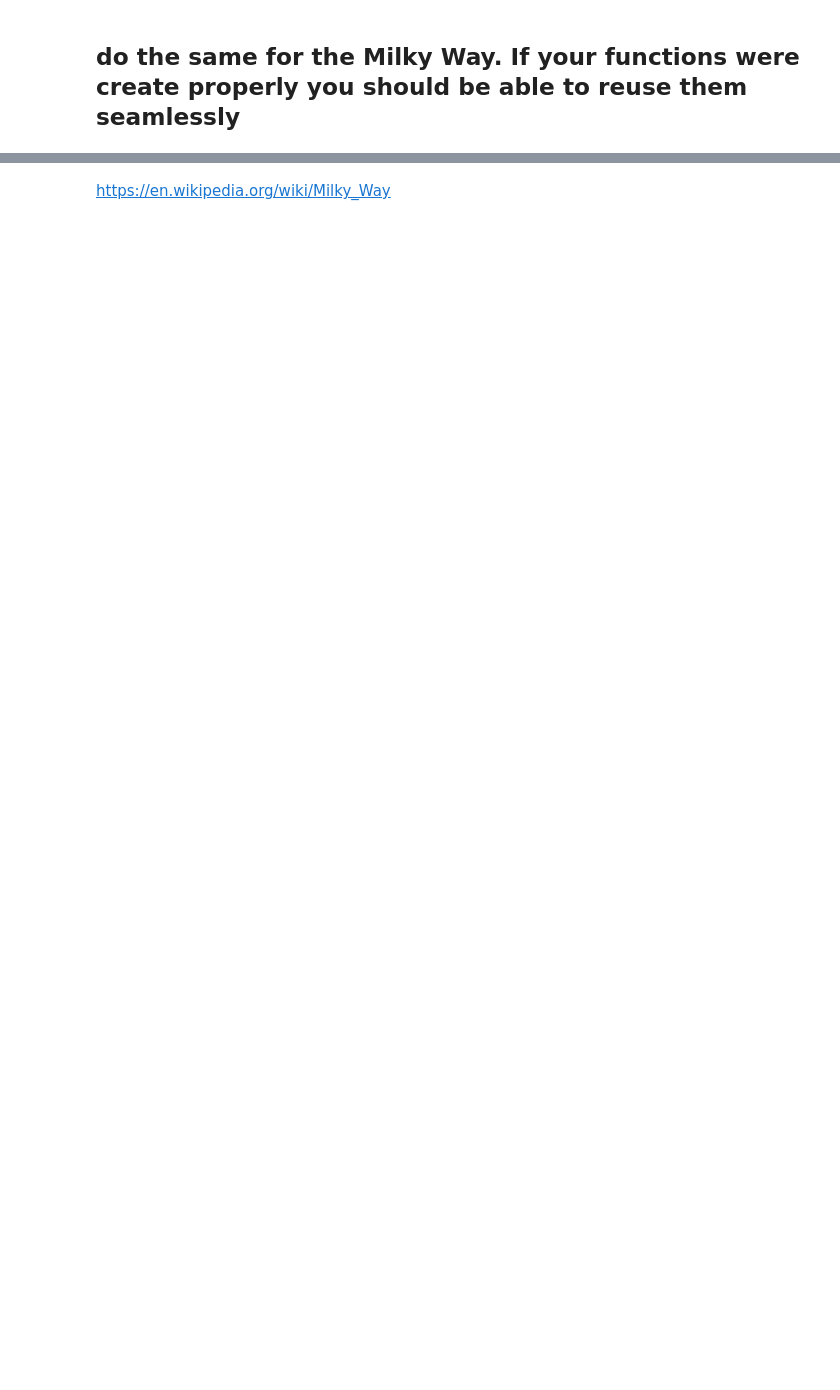
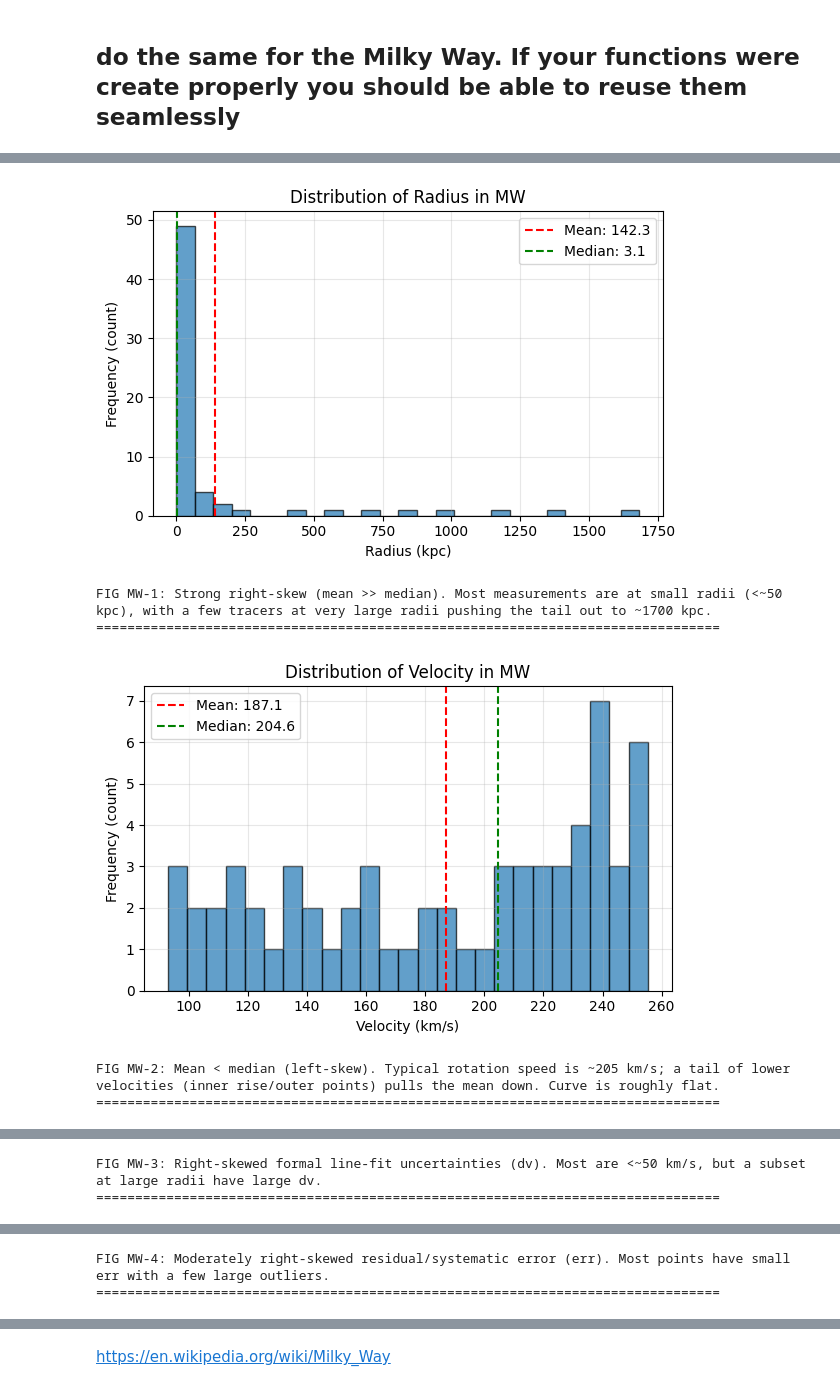
Before and after one commit to elhamkashi/DSPS_EKashi, a Jupyter notebook: HW4/MWrotCurve_instructions.ipynb, the cells around one changed output, grey strips where cells are left out. Drawn from its saved outputs; the diff is of its cells as text; code cells hidden in the pictures; blank space fills up the shorter version.

```diff
--- a/HW4/MWrotCurve_instructions.ipynb
+++ b/HW4/MWrotCurve_instructions.ipynb
@@ -285,2 +1691,15 @@ vratios(m31, m31Rds, 2, err='err')
 # %% [markdown]
 ## do the same for the Milky Way. If your functions were create properly you should be able to reuse them seamlessly
+# %%
+mw = pd.read_csv("https://raw.githubusercontent.com/elhamkashi/DSPS_EKashi/refs/heads/main/HW4/mw.csv", sep=",", skiprows=1, skipinitialspace=True)
+# %%
+# Calculate err_tot as the square root of the sum of squares of st.dev and st.error
+# err_tot = sqrt(dv^2 + err^2)
+mw['err_tot'] = np.sqrt(mw['St.dev.']**2 + mw['St.error']**2)
+# %%
+#Rename the columns to match the instruction's format
+#  Reset all column names explicitly
+new_columns = ['r', 'v', 'dv', 'err', 'err_tot']
+mw.columns = new_columns
+
+mw.head()
@@ -286,0 +1730,59 @@ vratios(m31, m31Rds, 2, err='err')
+# %%
+#histogram for mw dataset
+columns = ['r', 'v', 'dv', 'err', 'err_tot']
+units = ['kpc', 'km/s', 'km/s', 'km/s', 'km/s']
+titles = ['Radius', 'Velocity', 'St.dev.', 'St.error', 'Total Error']
+
+
+# MW-specific captions (based on mw.describe())
+captions = [
+    "FIG MW-1: Strong right-skew (mean >> median). Most measurements are at small radii "
+    "(<~50 kpc), with a few tracers at very large radii pushing the tail out to ~1700 kpc.",
+
+    "FIG MW-2: Mean < median (left-skew). Typical rotation speed is ~205 km/s; a tail of "
+    "lower velocities (inner rise/outer points) pulls the mean down. Curve is roughly flat.",
+
+    "FIG MW-3: Right-skewed formal line-fit uncertainties (dv). Most are <~50 km/s, but a "
+    "subset at large radii have large dv.",
+
+    "FIG MW-4: Moderately right-skewed residual/systematic error (err). Most points have "
+    "small err with a few large outliers.",
+
+    "FIG MW-5: Right-skewed total uncertainty (err_tot). Long tail from outer/noisy points—"
+    "use per-point errors rather than a single typical value."
+]
+
+
+
+for i, (col, unit, title) in enumerate(zip(columns, units, titles)):
+    # Create the plot
+    plt.figure(figsize=(6, 4))
+    plt.hist(mw[col], bins=25, alpha=0.7, edgecolor='black') #Split item values into 25 equal-width intervals.
+    plt.xlabel(f'{title} ({unit})')
+    plt.ylabel('Frequency (count)') #count how many measurements lie in each interval
+    plt.title(f'Distribution of {title} in MW')
+    plt.grid(True, alpha=0.3)
+
+    # Add mean and median lines
+    mean_val = mw[col].mean()
+    median_val = mw[col].median()
+    plt.axvline(mean_val, color='red', linestyle='--', label=f'Mean: {mean_val:.1f}')
+    plt.axvline(median_val, color='green', linestyle='--', label=f'Median: {median_val:.1f}')
+    plt.legend()
+
+    plt.tight_layout()
+    plt.show()
+
+
+
+ # Print the caption as text just below each figure
+    print()
+    print(captions[i])
+    print("="*80)
+# %% [output]
+[figure, added]
+FIG MW-1: Strong right-skew (mean >> median). Most measurements are at small radii (<~50 kpc), with a few tracers at very large radii pushing the tail out to ~1700 kpc.
+================================================================================
+[figure, added]
+FIG MW-2: Mean < median (left-skew). Typical rotation speed is ~205 km/s; a tail of lower velocities (inner rise/outer points) pulls the mean down. Curve is roughly flat.
+================================================================================
@@ -286,0 +1790,2 @@ vratios(m31, m31Rds, 2, err='err')
+FIG MW-3: Right-skewed formal line-fit uncertainties (dv). Most are <~50 km/s, but a subset at large radii have large dv.
+================================================================================
@@ -286,0 +1793,2 @@ vratios(m31, m31Rds, 2, err='err')
+FIG MW-4: Moderately right-skewed residual/systematic error (err). Most points have small err with a few large outliers.
+================================================================================
```
Also changed, not shown: parts of 77 cells of this notebook.
